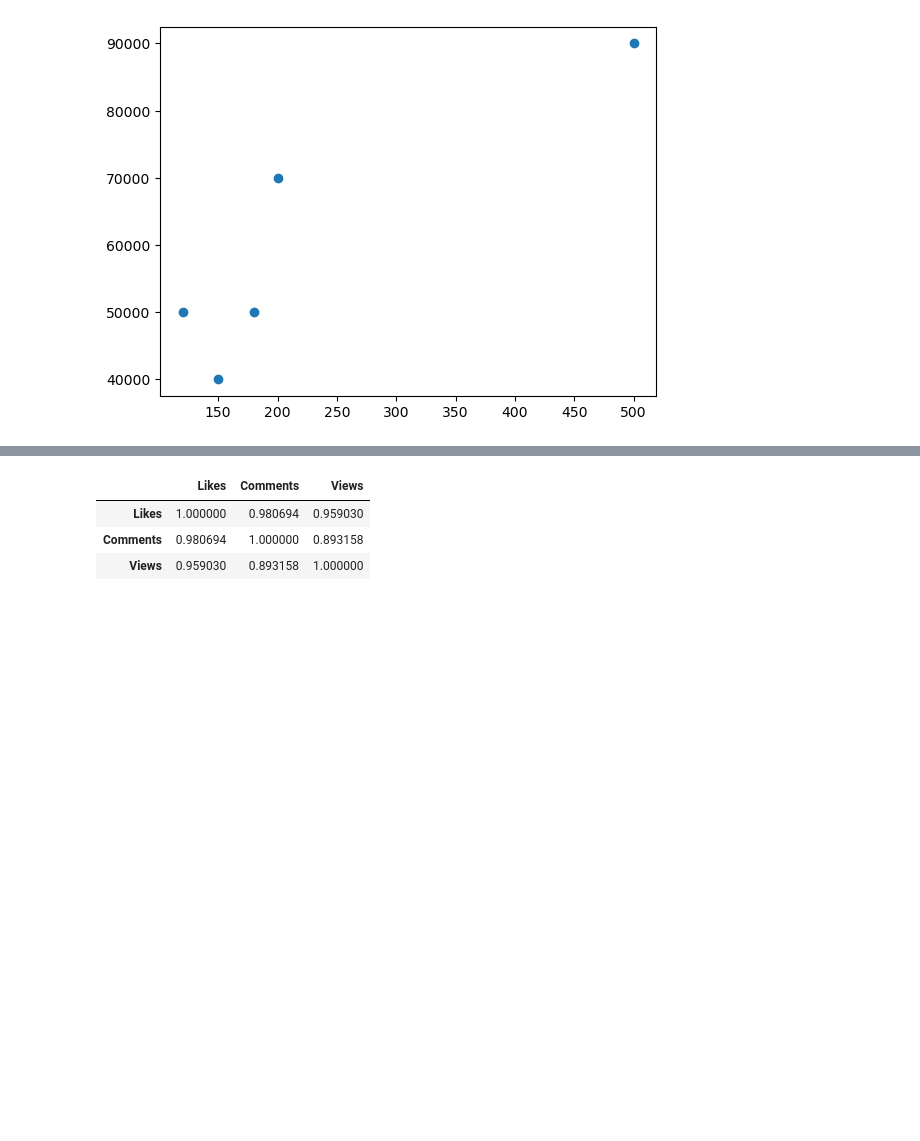
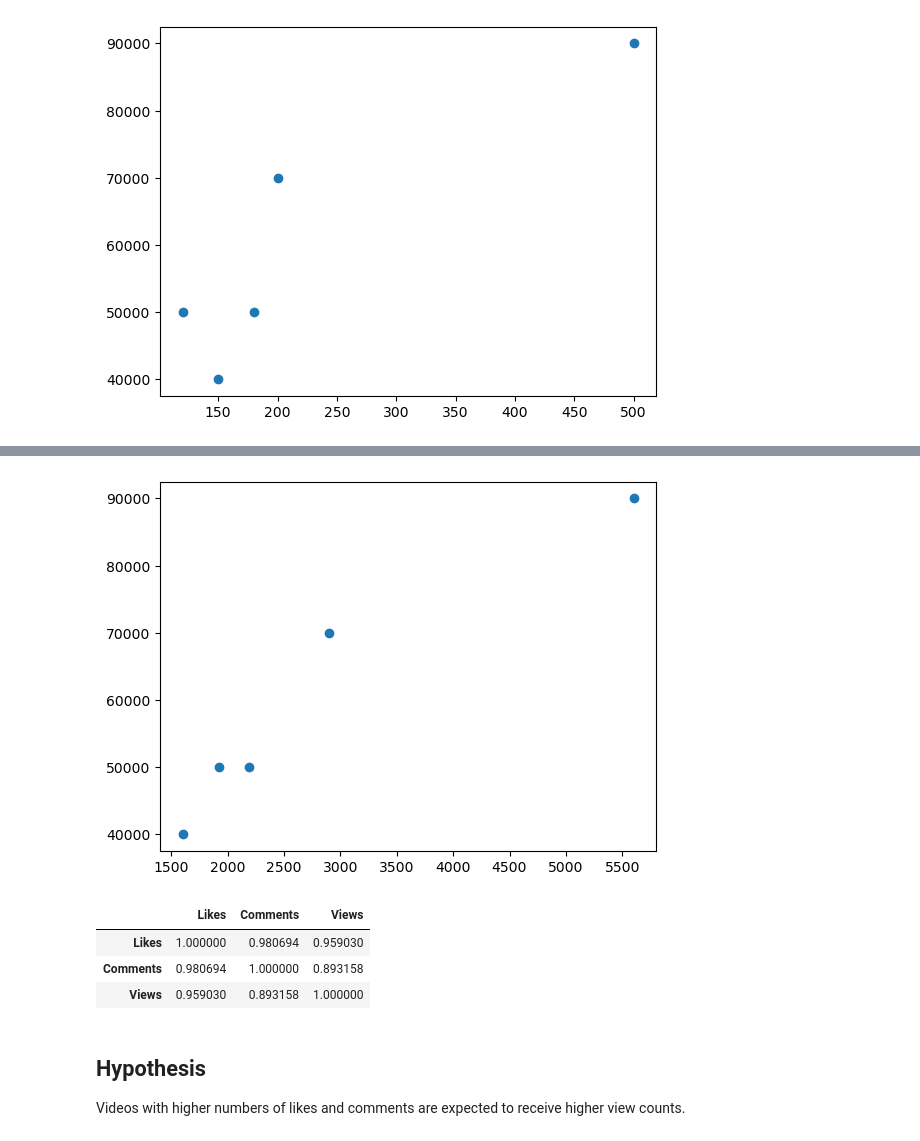
Before and after one commit to siraerogluuu/DSA210-PROJECT, a Jupyter notebook: analysis.ipynb, the cells around one changed output, grey strips where cells are left out. Cells and saved outputs as stored; diff of their text form; code cells hidden in the pictures; blank space fills up the shorter version.

```diff
--- a/analysis.ipynb
+++ b/analysis.ipynb
@@ -81,3 +99,10 @@ plt.show()
+# %%
+df['engagement'] = df['Likes'] + df['Comments'] + df['Shares']
+# %%
+plt.scatter(df['engagement'], df['Views'])
+plt.show()
+# %% [output]
+[figure, added]
 # %%
 df[['Likes','Comments','Views']].corr()
 # %% [output]
@@ -85,3 +110,7 @@ df[['Likes','Comments','Views']].corr()
 | Likes | 1.000000 | 0.980694 | 0.959030 |
 | Comments | 0.980694 | 1.000000 | 0.893158 |
 | Views | 0.959030 | 0.893158 | 1.000000 |
+# %% [markdown]
+## Hypothesis
+
+Videos with higher numbers of likes and comments are expected to receive higher view counts.
```
Also changed, not shown: parts of 5 cells of this notebook.
